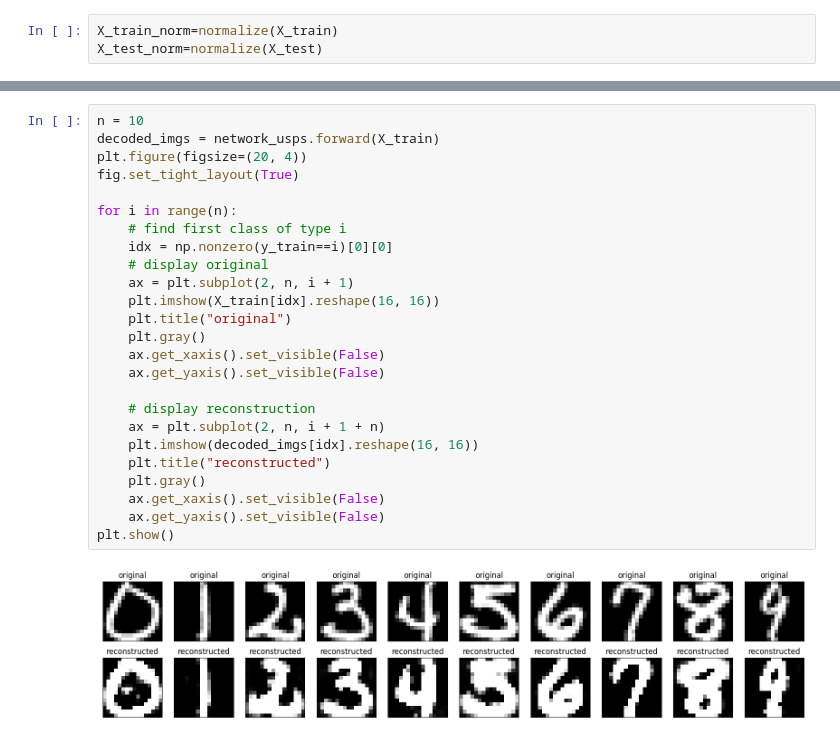
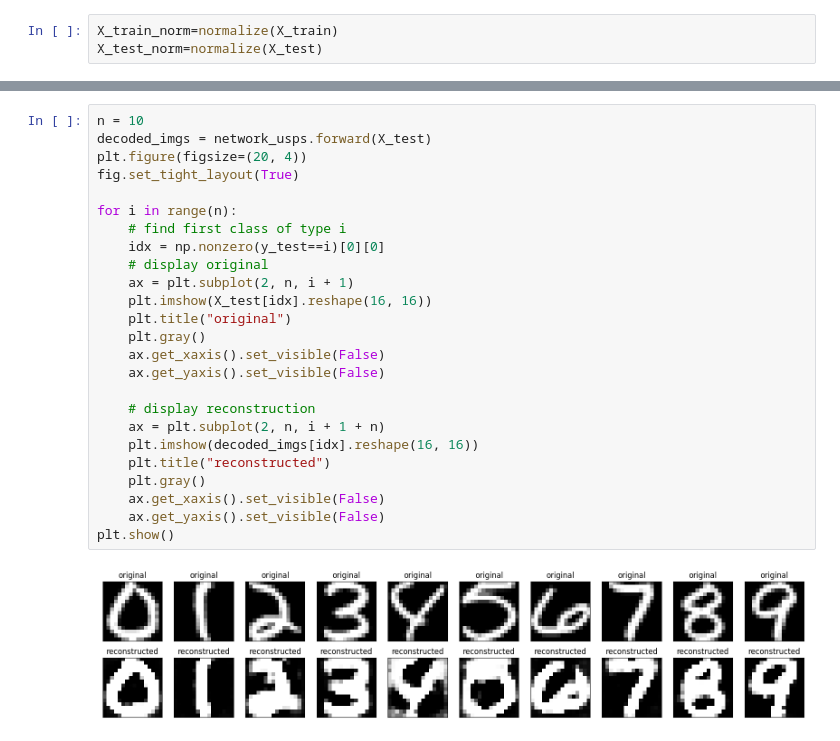
Before and after one commit to baris221/ML-2023-24-Baris-Erto, a Jupyter notebook: projet/ex4.ipynb, the cells around one changed output, grey strips where cells are left out. Cells and saved outputs as stored; diff of their text form.

```diff
--- a/projet/ex4.ipynb
+++ b/projet/ex4.ipynb
@@ -63,27 +63,27 @@ sns.lineplot(data=loss_long_df, x="epoch", y="loss", hue="during", ax=ax)
 # %%
 n = 10
-decoded_imgs = network_usps.forward(X_train)
+decoded_imgs = network_usps.forward(X_test)
 plt.figure(figsize=(20, 4))
 fig.set_tight_layout(True)
 
 for i in range(n):
     # find first class of type i
-    idx = np.nonzero(y_train==i)[0][0]
+    idx = np.nonzero(y_test==i)[0][0]
     # display original
     ax = plt.subplot(2, n, i + 1)
-    plt.imshow(X_train[idx].reshape(16, 16))
+    plt.imshow(X_test[idx].reshape(16, 16))
     plt.title("original")
     plt.gray()
     ax.get_xaxis().set_visible(False)
     ax.get_yaxis().set_visible(False)
 
     # display reconstruction
     ax = plt.subplot(2, n, i + 1 + n)
     plt.imshow(decoded_imgs[idx].reshape(16, 16))
     plt.title("reconstructed")
     plt.gray()
     ax.get_xaxis().set_visible(False)
     ax.get_yaxis().set_visible(False)
 plt.show()
 # %% [output]
-[figure, old version]
+[figure, new version]
```
Also changed, not shown: parts of 2 cells of this notebook, 2 other files.
